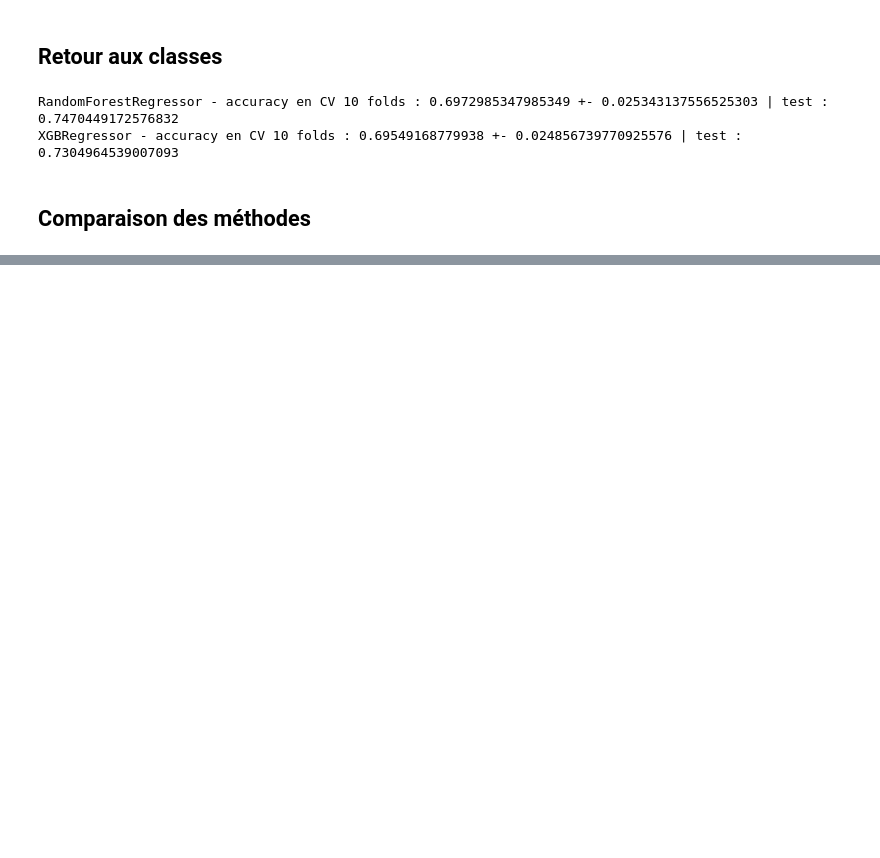
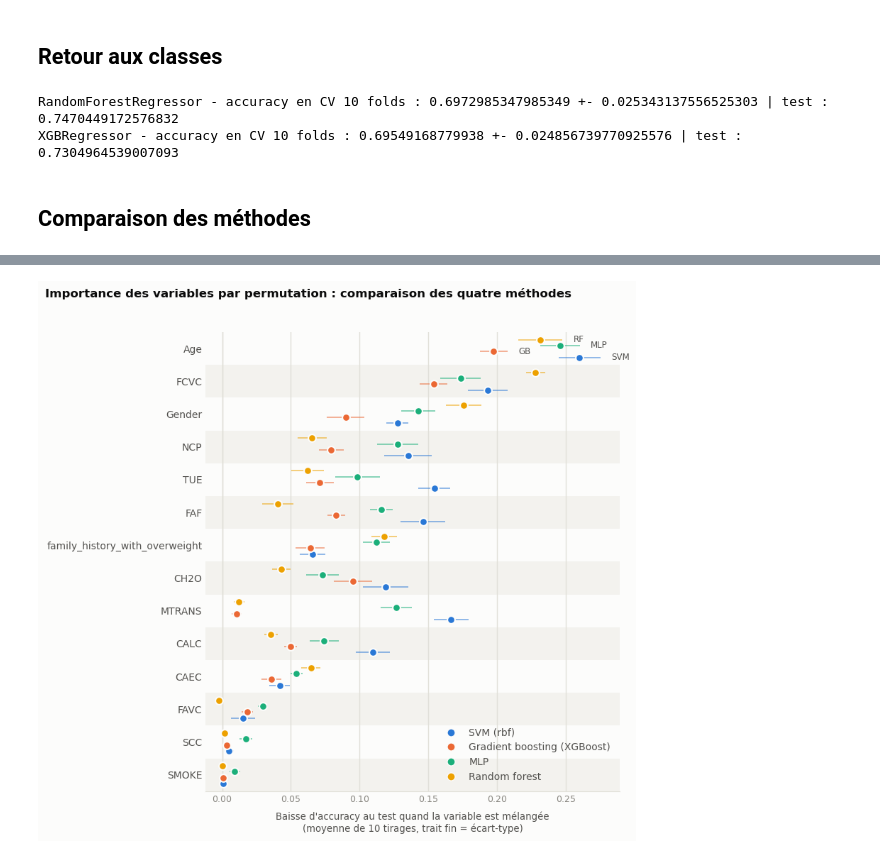
Before and after one commit to Lduvignacq/Estimation-of-obesity-levels-based-on-eating-habits, a Jupyter notebook: standard_benchmark.ipynb, the cells around one changed output, grey strips where cells are left out. Drawn from its saved outputs; the diff is of its cells as text; code cells hidden in the pictures; blank space fills up the shorter version.

```diff
--- a/standard_benchmark.ipynb
+++ b/standard_benchmark.ipynb
@@ -450,5 +425,5 @@ print(accuracy_score(y_te, best.predict(te_data2)))
 # %%
 from sklearn.model_selection import cross_val_score
 for nom, X in [("ordinal", tr_data), ("one-hot", tr_data2)]:
-    s = cross_val_score(SVC(gamma='scale'), X, y_tr, cv=10)
+    s = cross_val_score(SVC(gamma='scale'), X, y_tr.cat.codes, cv=folds_eval, scoring='accuracy')
     print(nom, s.mean().round(3), "+-", s.std().round(3))
@@ -877,0 +833,5 @@ Fitting 5 folds for each of 60 candidates, totalling 300 fits
+# %%
+mlp_ord = mlp_models["MLP (ordinal)"]
+r_mlp = permutation_importance(mlp_ord, te_data, y_te.cat.codes, scoring='accuracy', n_repeats=10, random_state=42)
+perm_mlp = pd.DataFrame({"moyenne": r_mlp.importances_mean, "ecart-type": r_mlp.importances_std}, index=te_data.columns).sort_values("moyenne", ascending=False)
+perm_mlp
@@ -970,0 +983,12 @@ XGBRegressor - accuracy en CV 10 folds : 0.69549168779938 +- 0.02485673977092557
+# %%
+## Importance par permutation pour la random forest et XGBoost : même méthode que pour le SVM et le MLP (jeu de test ordinal, accuracy, 10 tirages)
+from IPython.display import display
+
+def perm_table(model):
+    r = permutation_importance(model, te_data, y_te.cat.codes, scoring='accuracy', n_repeats=10, random_state=42)
+    return pd.DataFrame({"moyenne": r.importances_mean, "ecart-type": r.importances_std}, index=te_data.columns).sort_values("moyenne", ascending=False)
+
+perm_rf = perm_table(rf)            # random forest optimisée
+perm_xgb = perm_table(xgb_clf)      # XGBoost optimisé
+display(perm_rf)
+display(perm_xgb)
@@ -970,0 +1026,48 @@ XGBRegressor - accuracy en CV 10 folds : 0.69549168779938 +- 0.02485673977092557
+# %%
+import matplotlib.pyplot as plt
+from matplotlib.lines import Line2D
+
+# Couleurs : emplacements 1 à 4 de la palette catégorielle (bleu, orange, turquoise, jaune), encre et grille discrètes
+SURFACE, INK, INK_2, MUTED, GRID, BAND = "#fcfcfb", "#0b0b0b", "#52514e", "#898781", "#e1e0d9", "#f3f2ee"
+modeles = {                          # nom court : (tableau d'importances, couleur, nom complet)
+    "SVM": (perm_svm, "#2a78d6", "SVM (rbf)"),
+    "GB":  (perm_xgb, "#eb6834", "Gradient boosting (XGBoost)"),
+    "MLP": (perm_mlp, "#1baf7a", "MLP"),
+    "RF":  (perm_rf,  "#eda100", "Random forest"),
+}
+moy = pd.DataFrame({k: v[0]["moyenne"] for k, v in modeles.items()})
+std = pd.DataFrame({k: v[0]["ecart-type"] for k, v in modeles.items()}).loc[moy.index]
+ordre = moy.mean(axis=1).sort_values().index                     # la variable la plus importante en haut
+moy, std = moy.loc[ordre], std.loc[ordre]
+
+y = np.arange(len(moy))
+decal = np.linspace(-0.27, 0.27, len(modeles))                   # un point par méthode, décalés pour ne pas se recouvrir
+fig, ax = plt.subplots(figsize=(8.5, 8), facecolor=SURFACE)
+ax.set_facecolor(SURFACE)
+ax.set_axisbelow(True)
+ax.xaxis.grid(True, color=GRID, linewidth=1)
+for yi in y[::2]:                                                  # bandes alternées : elles regroupent les quatre points d'une même variable
+    ax.axhspan(yi - 0.5, yi + 0.5, color=BAND, zorder=0, linewidth=0)
+for (nom, (_, col, _)), dy in zip(modeles.items(), decal):
+    ax.errorbar(moy[nom], y + dy, xerr=std[nom], fmt="none", ecolor=col, elinewidth=1.2, alpha=0.6, zorder=2)
+    ax.scatter(moy[nom], y + dy, s=60, color=col, edgecolor=SURFACE, linewidth=1.5, zorder=3)
+    ax.text(moy[nom].iloc[-1] + std[nom].iloc[-1] + 0.008, y[-1] + dy, nom, va="center", fontsize=8.5, color=INK_2)   # étiquettes sur la ligne du haut
+
+ax.set_yticks(y)
+ax.set_yticklabels(moy.index, color=INK_2, fontsize=10)
+ax.tick_params(axis="x", colors=MUTED, labelsize=9, length=0)
+ax.tick_params(axis="y", length=0)
+for side in ("top", "right", "left"):
+    ax.spines[side].set_visible(False)
+ax.spines["bottom"].set_color(GRID)
+ax.set_xlim(left=-0.012)
+ax.set_ylim(-0.5, len(moy) - 0.5)
+ax.axvline(0, color=GRID, linewidth=1, zorder=1)
+ax.set_xlabel("Baisse d'accuracy au test quand la variable est mélangée\n(moyenne de 10 tirages, trait fin = écart-type)", color=INK_2, fontsize=9.5, labelpad=8)
+fig.suptitle("Importance des variables par permutation : comparaison des quatre méthodes", x=0.015, ha="left", color=INK, fontsize=12, fontweight="semibold")
+handles = [Line2D([], [], marker="o", linestyle="", markersize=8, markerfacecolor=c, markeredgecolor=SURFACE) for _, c, _ in modeles.values()]
+ax.legend(handles, [n for _, _, n in modeles.values()], frameon=False, loc="lower right", labelcolor=INK_2, fontsize=10)
+fig.tight_layout(rect=(0, 0, 1, 0.96))
+plt.show()
+# %% [output]
+[figure, added]
```
Also changed, not shown: parts of 33 cells of this notebook.
